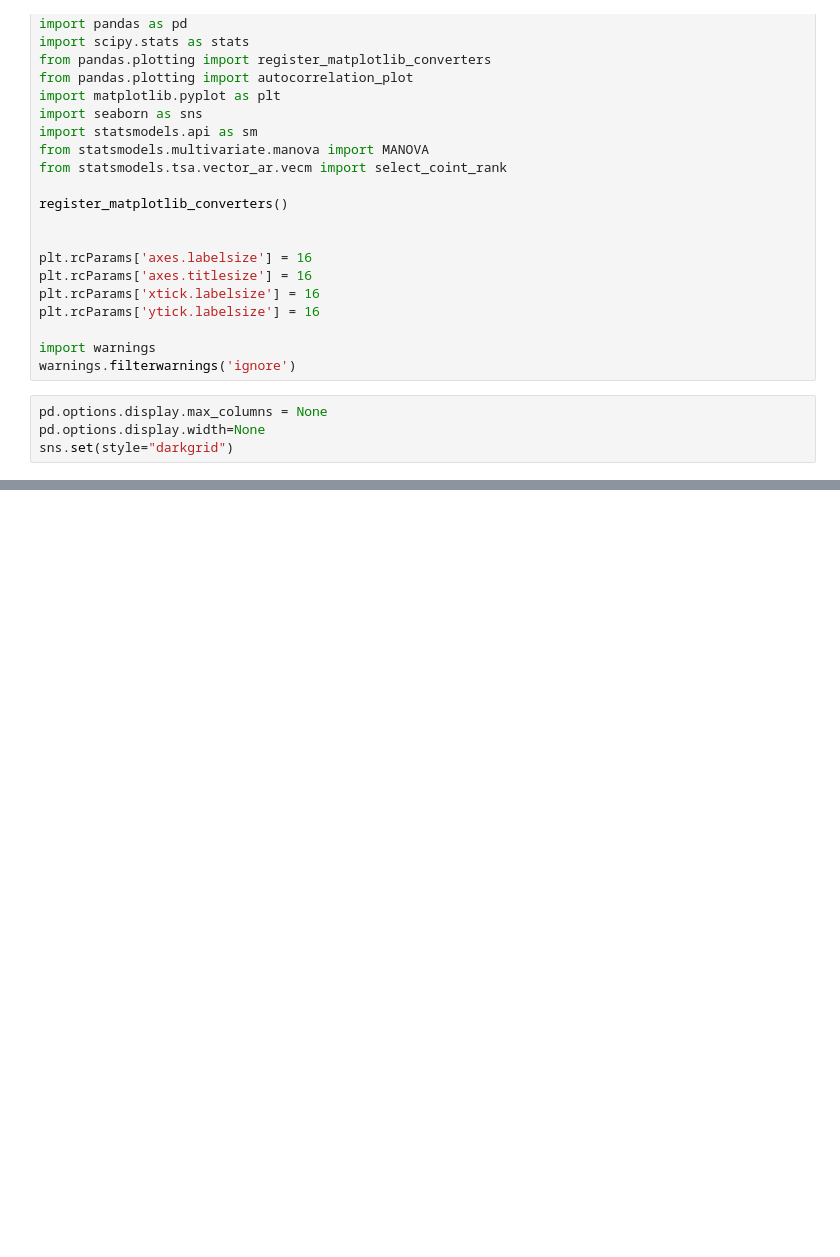
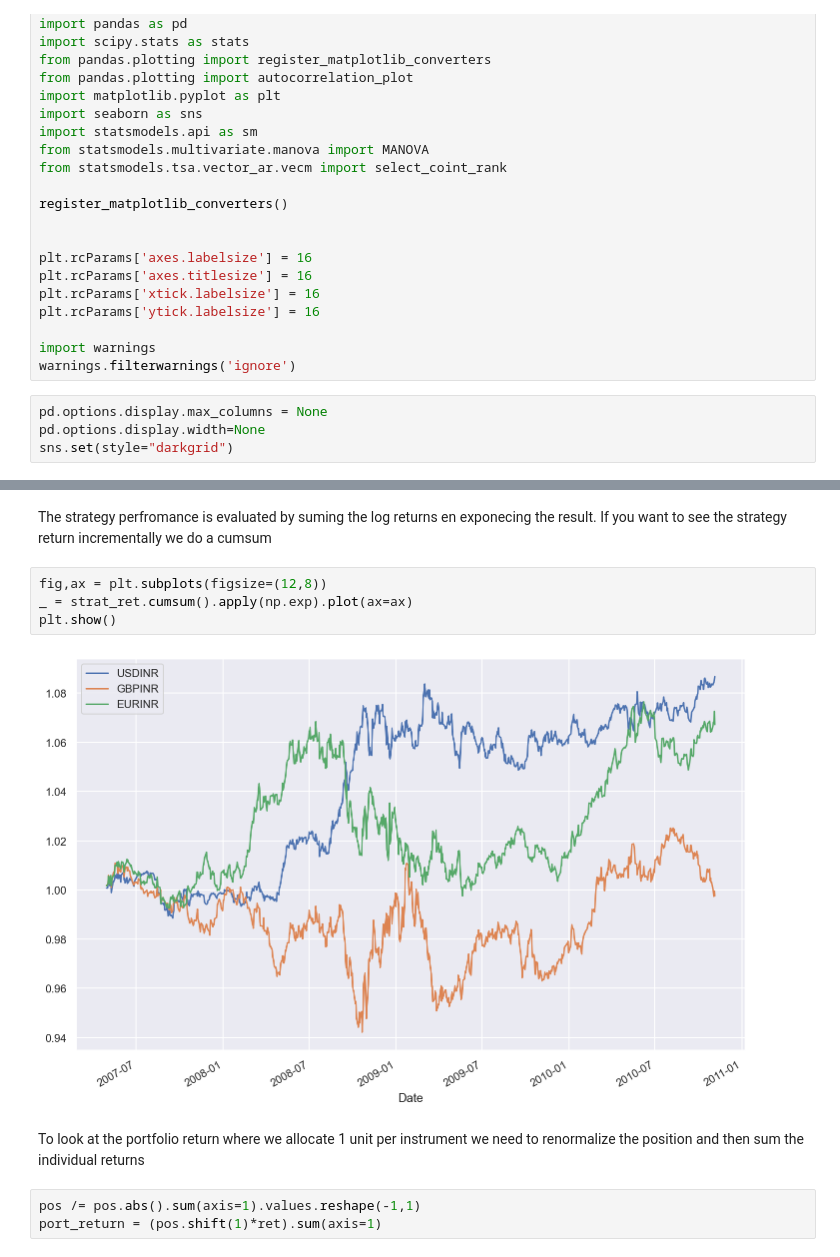
Before and after one commit to NehrenD/algo_trading_and_quant_strategies, a Jupyter notebook: exercises/chapter5_solutions.ipynb, the cells around one changed output, grey strips where cells are left out. Cells and saved outputs as stored; diff of their text form; blank space fills up the shorter version.

```diff
--- a/exercises/chapter5_solutions.ipynb
+++ b/exercises/chapter5_solutions.ipynb
@@ -491,0 +116,13 @@ Comparing the test statistics for different ranks (r_0) we note that they are al
+# %% [markdown]
+The strategy perfromance is evaluated by suming the log returns en exponecing the result. If you want to see the strategy return incrementally we do a cumsum
+# %%
+fig,ax = plt.subplots(figsize=(12,8))
+_ = strat_ret.cumsum().apply(np.exp).plot(ax=ax)
+plt.show()
+# %% [output]
+[figure, added]
+# %% [markdown]
+To look at the portfolio return where we allocate 1 unit per instrument we need to renormalize the position and then sum the individual returns
+# %%
+pos /= pos.abs().sum(axis=1).values.reshape(-1,1)
+port_return = (pos.shift(1)*ret).sum(axis=1)
```
Also changed, not shown: parts of 76 cells of this notebook.
